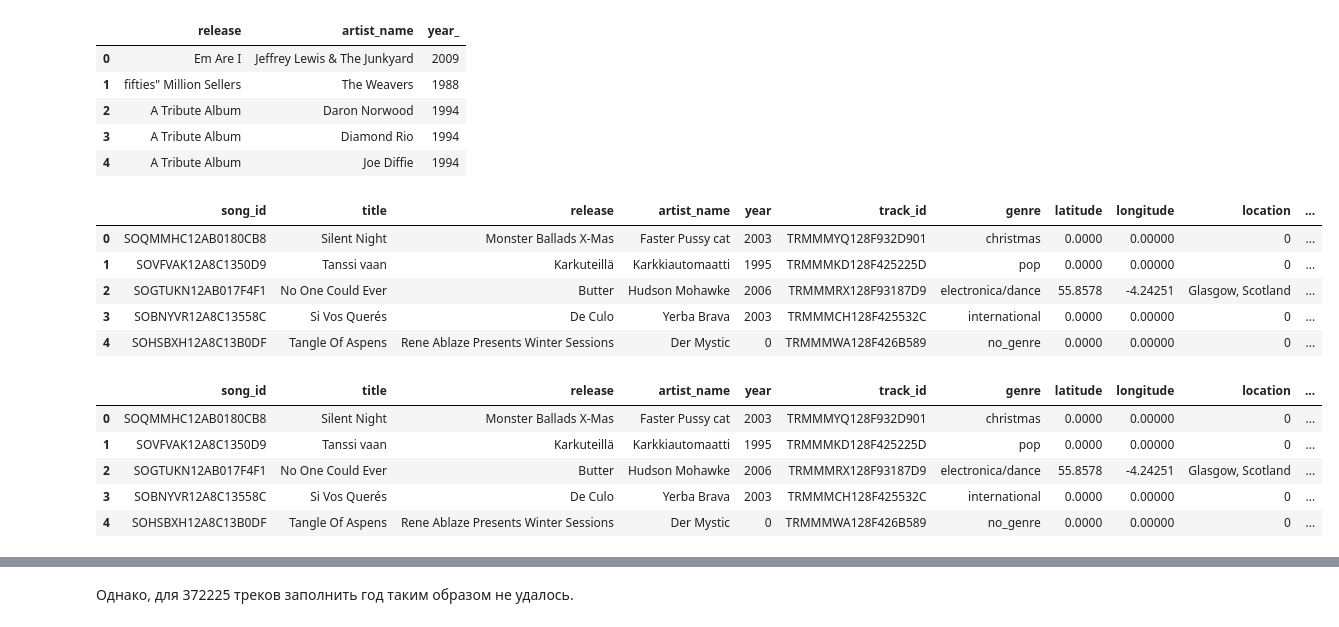
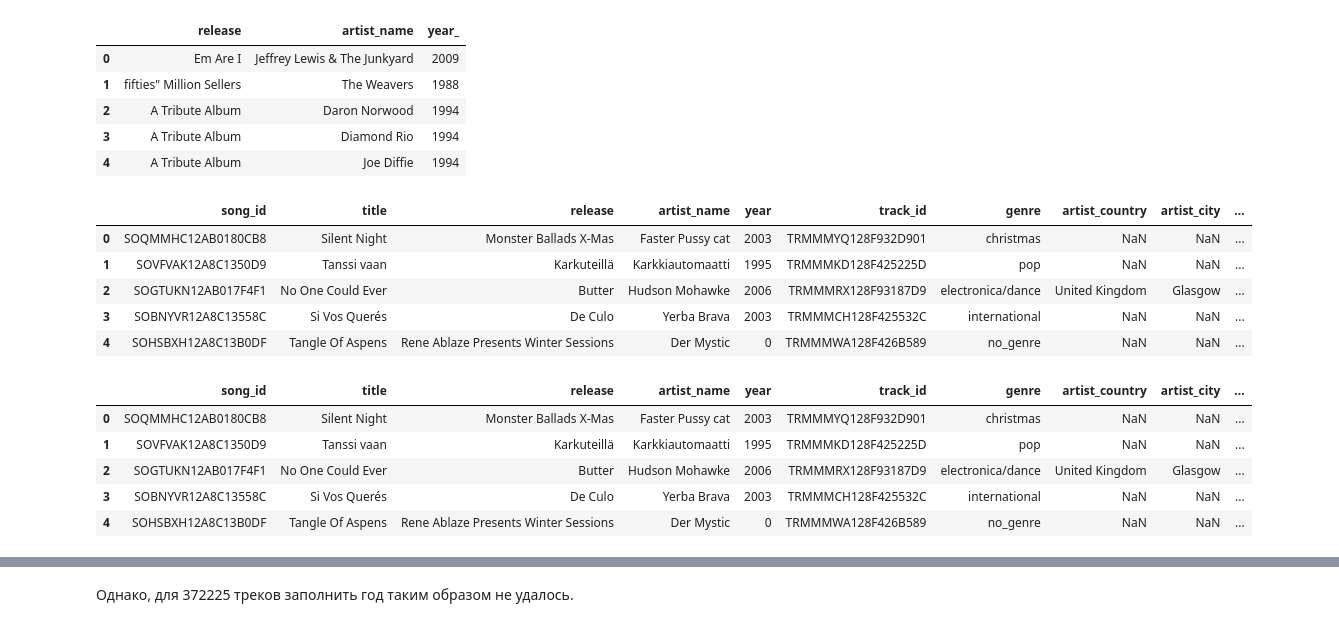
Before and after one commit to maxgalanov/RecSysYearProject, a Jupyter notebook: hse_rec_sys/notebooks/Data_Preprocessing.ipynb, the cells around one changed output, grey strips where cells are left out. Saved outputs shown, nothing was run; the diff lists cells and outputs as text; code cells hidden in the pictures.

Commit message:
Add Artist_Location_Parcing

```diff
--- a/hse_rec_sys/notebooks/Data_Preprocessing.ipynb
+++ b/hse_rec_sys/notebooks/Data_Preprocessing.ipynb
@@ -225,6 +225,6 @@ unique_tracks_gnr.shape
 # %% [markdown]
 ### Датасет artist_location
 # %%
-artist_location = pd.read_csv('artist_location.csv', index_col=0)
+artist_location = pd.read_csv('artist_location_with_countries.csv')
 artist_location.head()
 # %% [output]
@@ -242,6 +242,6 @@ artist_location.shape
 ### Объединение song_data, unique_tracks и artist_location
 # %%
 song_df = pd.merge(song_data, unique_tracks_gnr.drop(['artist_name', 'song_title'], axis=1), on='song_id', how='inner')
-song_df = pd.merge(song_df, artist_location.drop('artist_id', axis=1), on='artist_name', how='left')
+song_df = pd.merge(song_df, artist_location[['artist_name', 'artist_country', 'artist_city']], on='artist_name', how='left')
 song_df.head()
 # %% [output]
@@ -330,25 +330,25 @@ song_release_year.head()
 | 3 | A Tribute Album | Diamond Rio | 1994 |
 | 4 | A Tribute Album | Joe Diffie | 1994 |
 # %%
-song_df = pd.merge(song_df, song_release_year, on=['release', 'artist_name'], how='left').fillna(0)
+song_df = pd.merge(song_df, song_release_year, on=['release', 'artist_name'], how='left')
 song_df.head()
 # %% [output]
-|  | song_id | title | release | artist_name | year | track_id | genre | latitude | longitude | location | ... |
-| 0 | SOQMMHC12AB0180CB8 | Silent Night | Monster Ballads X-Mas | Faster Pussy cat | 2003 | TRMMMYQ128F932D901 | christmas | 0.0000 | 0.00000 | 0 | ... |
-| 1 | SOVFVAK12A8C1350D9 | Tanssi vaan | Karkuteillä | Karkkiautomaatti | 1995 | TRMMMKD128F425225D | pop | 0.0000 | 0.00000 | 0 | ... |
-| 2 | SOGTUKN12AB017F4F1 | No One Could Ever | Butter | Hudson Mohawke | 2006 | TRMMMRX128F93187D9 | electronica/dance | 55.8578 | -4.24251 | Glasgow, Scotland | ... |
-| 3 | SOBNYVR12A8C13558C | Si Vos Querés | De Culo | Yerba Brava | 2003 | TRMMMCH128F425532C | international | 0.0000 | 0.00000 | 0 | ... |
-| 4 | SOHSBXH12A8C13B0DF | Tangle Of Aspens | Rene Ablaze Presents Winter Sessions | Der Mystic | 0 | TRMMMWA128F426B589 | no_genre | 0.0000 | 0.00000 | 0 | ... |
+|  | song_id | title | release | artist_name | year | track_id | genre | artist_country | artist_city | ... |
+| 0 | SOQMMHC12AB0180CB8 | Silent Night | Monster Ballads X-Mas | Faster Pussy cat | 2003 | TRMMMYQ128F932D901 | christmas | NaN | NaN | ... |
+| 1 | SOVFVAK12A8C1350D9 | Tanssi vaan | Karkuteillä | Karkkiautomaatti | 1995 | TRMMMKD128F425225D | pop | NaN | NaN | ... |
+| 2 | SOGTUKN12AB017F4F1 | No One Could Ever | Butter | Hudson Mohawke | 2006 | TRMMMRX128F93187D9 | electronica/dance | United Kingdom | Glasgow | ... |
+| 3 | SOBNYVR12A8C13558C | Si Vos Querés | De Culo | Yerba Brava | 2003 | TRMMMCH128F425532C | international | NaN | NaN | ... |
+| 4 | SOHSBXH12A8C13B0DF | Tangle Of Aspens | Rene Ablaze Presents Winter Sessions | Der Mystic | 0 | TRMMMWA128F426B589 | no_genre | NaN | NaN | ... |
 # %%
-song_df.loc[(song_df.year == 0), 'year'] = song_df['year_']
+song_df.loc[(song_df.year == 0), 'year'] = song_df['year_'].fillna(0)
 song_df.head()
 # %% [output]
-|  | song_id | title | release | artist_name | year | track_id | genre | latitude | longitude | location | ... |
-| 0 | SOQMMHC12AB0180CB8 | Silent Night | Monster Ballads X-Mas | Faster Pussy cat | 2003 | TRMMMYQ128F932D901 | christmas | 0.0000 | 0.00000 | 0 | ... |
-| 1 | SOVFVAK12A8C1350D9 | Tanssi vaan | Karkuteillä | Karkkiautomaatti | 1995 | TRMMMKD128F425225D | pop | 0.0000 | 0.00000 | 0 | ... |
-| 2 | SOGTUKN12AB017F4F1 | No One Could Ever | Butter | Hudson Mohawke | 2006 | TRMMMRX128F93187D9 | electronica/dance | 55.8578 | -4.24251 | Glasgow, Scotland | ... |
-| 3 | SOBNYVR12A8C13558C | Si Vos Querés | De Culo | Yerba Brava | 2003 | TRMMMCH128F425532C | international | 0.0000 | 0.00000 | 0 | ... |
-| 4 | SOHSBXH12A8C13B0DF | Tangle Of Aspens | Rene Ablaze Presents Winter Sessions | Der Mystic | 0 | TRMMMWA128F426B589 | no_genre | 0.0000 | 0.00000 | 0 | ... |
+|  | song_id | title | release | artist_name | year | track_id | genre | artist_country | artist_city | ... |
+| 0 | SOQMMHC12AB0180CB8 | Silent Night | Monster Ballads X-Mas | Faster Pussy cat | 2003 | TRMMMYQ128F932D901 | christmas | NaN | NaN | ... |
+| 1 | SOVFVAK12A8C1350D9 | Tanssi vaan | Karkuteillä | Karkkiautomaatti | 1995 | TRMMMKD128F425225D | pop | NaN | NaN | ... |
+| 2 | SOGTUKN12AB017F4F1 | No One Could Ever | Butter | Hudson Mohawke | 2006 | TRMMMRX128F93187D9 | electronica/dance | United Kingdom | Glasgow | ... |
+| 3 | SOBNYVR12A8C13558C | Si Vos Querés | De Culo | Yerba Brava | 2003 | TRMMMCH128F425532C | international | NaN | NaN | ... |
+| 4 | SOHSBXH12A8C13B0DF | Tangle Of Aspens | Rene Ablaze Presents Winter Sessions | Der Mystic | 0 | TRMMMWA128F426B589 | no_genre | NaN | NaN | ... |
 # %%
 song_df = song_df.drop('year_', axis=1)
 song_df[song_df.year == 0].shape
```
Also changed, not shown: parts of 15 cells of this notebook, 1 other file.
